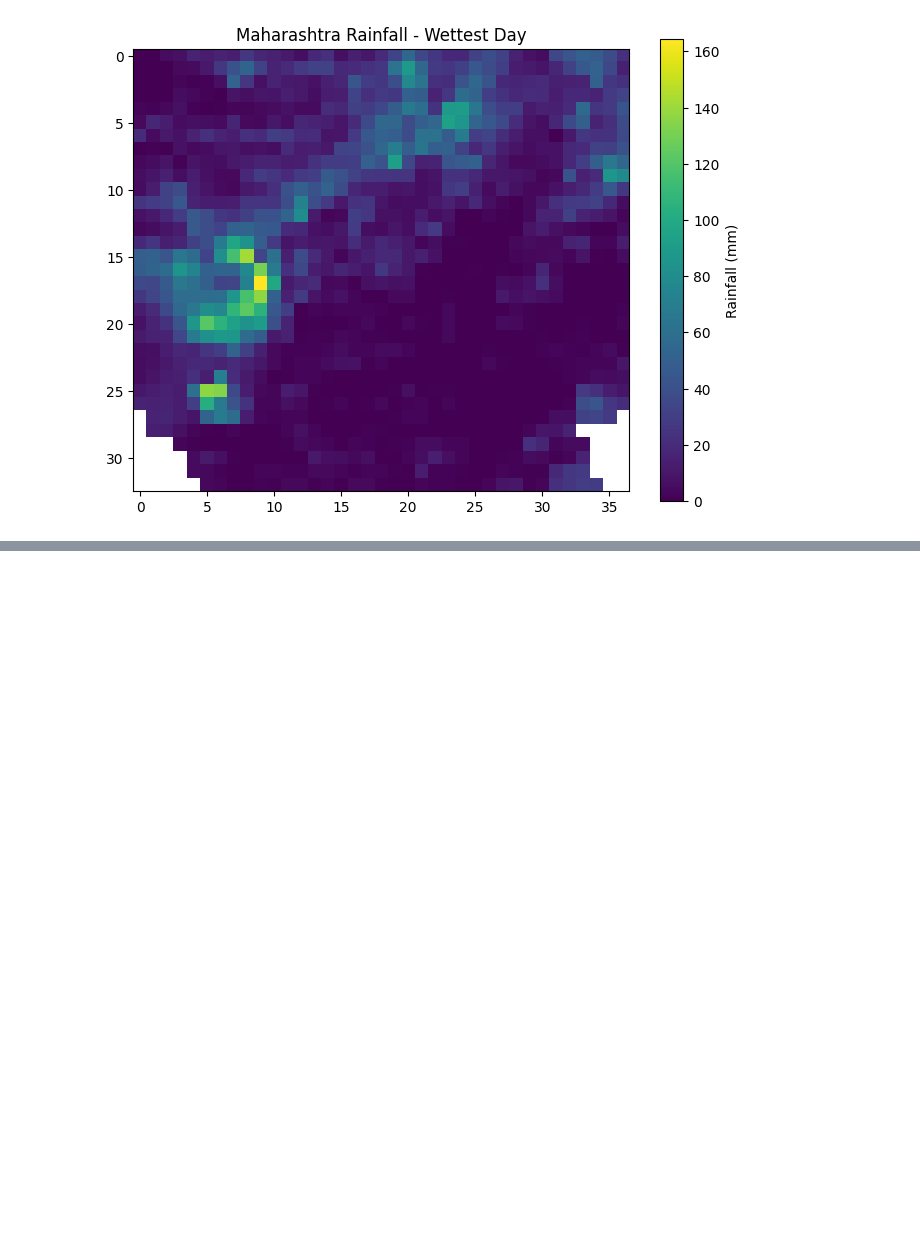
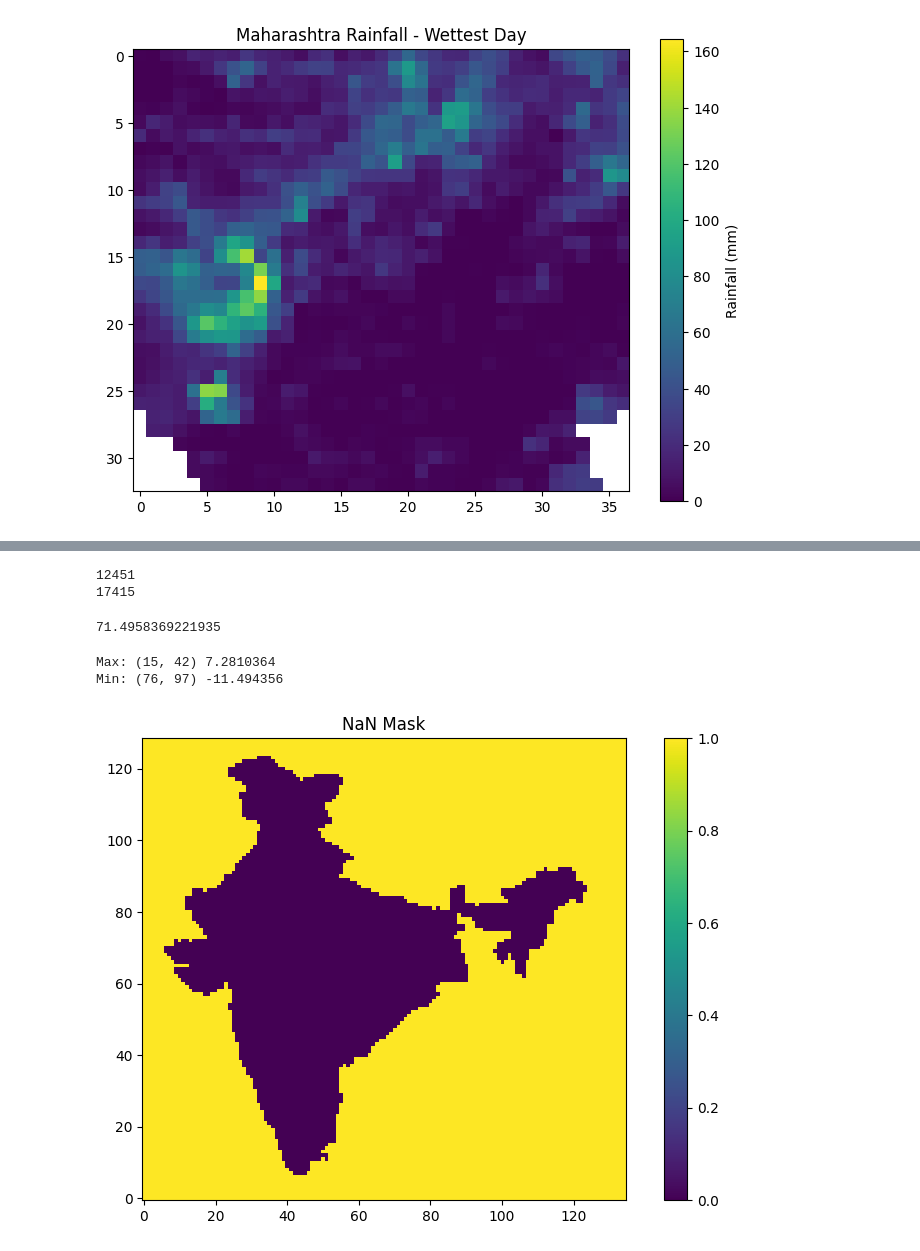
Before and after one commit to aadityat23/ClimateTwinIndia, a Jupyter notebook: notebooks/01_imd_exploration.ipynb, the cells around one changed output, grey strips where cells are left out. Drawn from its saved outputs; the diff is of its cells as text; code cells hidden in the pictures; blank space fills up the shorter version.

```diff
--- a/notebooks/01_imd_exploration.ipynb
+++ b/notebooks/01_imd_exploration.ipynb
@@ -368,0 +630,5 @@ plt.show()
+# %%
+rain = rain.reshape(days,129,135)
+
+print(np.min(rain))
+print(np.max(rain))
@@ -368,0 +692,11 @@ plt.show()
+# %%
+all_rain = {}
+
+for year in range(2019, 2026):
+    all_rain[year] = load_rainfall(year)
+
+    print(
+        year,
+        all_rain[year].shape,
+        np.nanmean(all_rain[year])
+    )
@@ -368,0 +727,15 @@ plt.show()
+# %%
+annual_grids = []
+
+for year in range(2019, 2025):
+
+    annual_grid = np.nanmean(all_rain[year], axis=0)
+
+    annual_grids.append(annual_grid)
+
+baseline_grid = np.nanmean(
+    np.stack(annual_grids),
+    axis=0
+)
+
+print(baseline_grid.shape)
@@ -368,0 +756,44 @@ plt.show()
+# %%
+print(np.isnan(baseline_grid).sum())
+print(baseline_grid.size)
+# %% [output]
+12451
+17415
+# %%
+print(
+    100 * np.isnan(baseline_grid).sum() / baseline_grid.size
+)
+# %% [output]
+71.4958369221935
+# %%
+max_idx = np.unravel_index(
+    np.nanargmax(anomaly_grid),
+    anomaly_grid.shape
+)
+
+min_idx = np.unravel_index(
+    np.nanargmin(anomaly_grid),
+    anomaly_grid.shape
+)
+
+print("Max:", max_idx, anomaly_grid[max_idx])
+print("Min:", min_idx, anomaly_grid[min_idx])
+# %% [output]
+Max: (15, 42) 7.2810364
+Min: (76, 97) -11.494356
+# %%
+import matplotlib.pyplot as plt
+
+plt.figure(figsize=(10,6))
+
+plt.imshow(
+    np.isnan(baseline_grid),
+    origin="lower"
+)
+
+plt.colorbar()
+
+plt.title("NaN Mask")
+plt.show()
+# %% [output]
+[figure, added]
```
Also changed, not shown: parts of 47 cells of this notebook, 22 other files.
